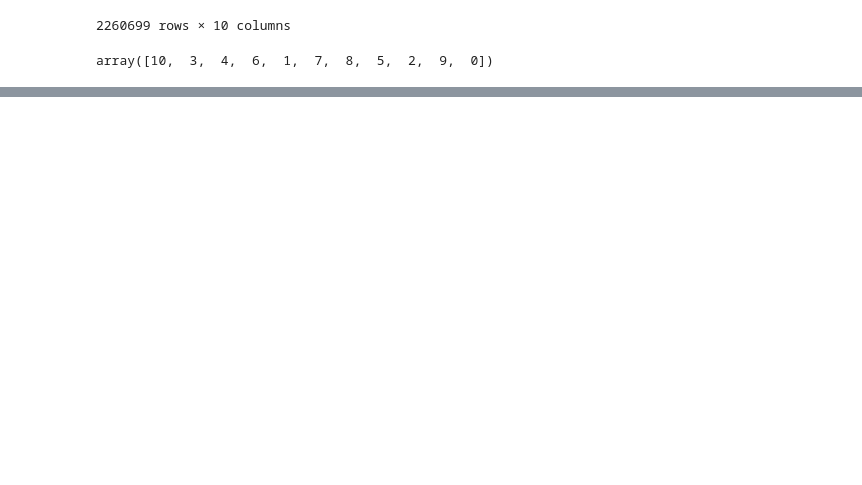
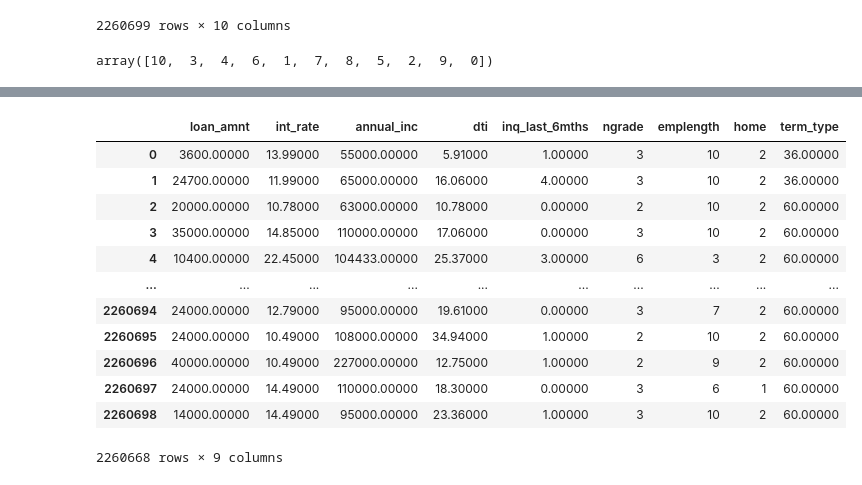
Before and after one commit to oeloanja/MLOps, a Jupyter notebook: eda_data.ipynb, the cells around one changed output, grey strips where cells are left out. Cells and saved outputs as stored; diff of their text form; code cells hidden in the pictures; blank space fills up the shorter version.

```diff
--- a/eda_data.ipynb
+++ b/eda_data.ipynb
@@ -493,0 +498,7 @@ array([10,  3,  4,  6,  1,  7,  8,  5,  2,  9,  0])
+# %%
+data_use1_emplength_home = data_use1_emplength.assign(home = np.where(data_use1_emplength['home_ownership'] == 'RENT', 1,
+                                                            np.where(data_use1_emplength['home_ownership'] == 'MORTGAGE', 2,
+                                                            np.where(data_use1_emplength['home_ownership'] == 'OWN', 3,
+                                                            np.where(data_use1_emplength['home_ownership'] == 'ANY', 4,
+                                                            np.where(data_use1_emplength['home_ownership'] == 'OTHER', 5, 6))))))
+data_use1_emplength_home
@@ -493,0 +523,3 @@ array([10,  3,  4,  6,  1,  7,  8,  5,  2,  9,  0])
+# %%
+data_use1_emplength_home_t = data_use1_emplength_home.assign(term_type = np.where(data_use1_emplength_home['term'] == ' 36 months', 36,
+                                                                        np.where(data_use1_emplength_home['term'] == ' 60 months', 60, np.nan)))
@@ -493,0 +558,3 @@ array([10,  3,  4,  6,  1,  7,  8,  5,  2,  9,  0])
+# %%
+data_dropna_termtype = data_use1_emplength_home_t.dropna()
+data_dropna_termtype
@@ -493,0 +575,18 @@ array([10,  3,  4,  6,  1,  7,  8,  5,  2,  9,  0])
+# %%
+fin_drop = ['term', 'emp_length', 'home_ownership']
+data_using1 = data_dropna_termtype.drop(fin_drop, axis = 1)
+data_using1
+# %% [output]
+|  | loan_amnt | int_rate | annual_inc | dti | inq_last_6mths | ngrade | emplength | home | term_type |
+| 0 | 3600.00000 | 13.99000 | 55000.00000 | 5.91000 | 1.00000 | 3 | 10 | 2 | 36.00000 |
+| 1 | 24700.00000 | 11.99000 | 65000.00000 | 16.06000 | 4.00000 | 3 | 10 | 2 | 36.00000 |
+| 2 | 20000.00000 | 10.78000 | 63000.00000 | 10.78000 | 0.00000 | 2 | 10 | 2 | 60.00000 |
+| 3 | 35000.00000 | 14.85000 | 110000.00000 | 17.06000 | 0.00000 | 3 | 10 | 2 | 60.00000 |
+| 4 | 10400.00000 | 22.45000 | 104433.00000 | 25.37000 | 3.00000 | 6 | 3 | 2 | 60.00000 |
+| ... | ... | ... | ... | ... | ... | ... | ... | ... | ... |
+| 2260694 | 24000.00000 | 12.79000 | 95000.00000 | 19.61000 | 0.00000 | 3 | 7 | 2 | 60.00000 |
+| 2260695 | 24000.00000 | 10.49000 | 108000.00000 | 34.94000 | 1.00000 | 2 | 10 | 2 | 60.00000 |
+| 2260696 | 40000.00000 | 10.49000 | 227000.00000 | 12.75000 | 1.00000 | 2 | 9 | 2 | 60.00000 |
+| 2260697 | 24000.00000 | 14.49000 | 110000.00000 | 18.30000 | 0.00000 | 3 | 6 | 1 | 60.00000 |
+| 2260698 | 14000.00000 | 14.49000 | 95000.00000 | 23.36000 | 1.00000 | 3 | 10 | 2 | 60.00000 |
+2260668 rows × 9 columns
```
Also changed, not shown: parts of 6 cells of this notebook.
